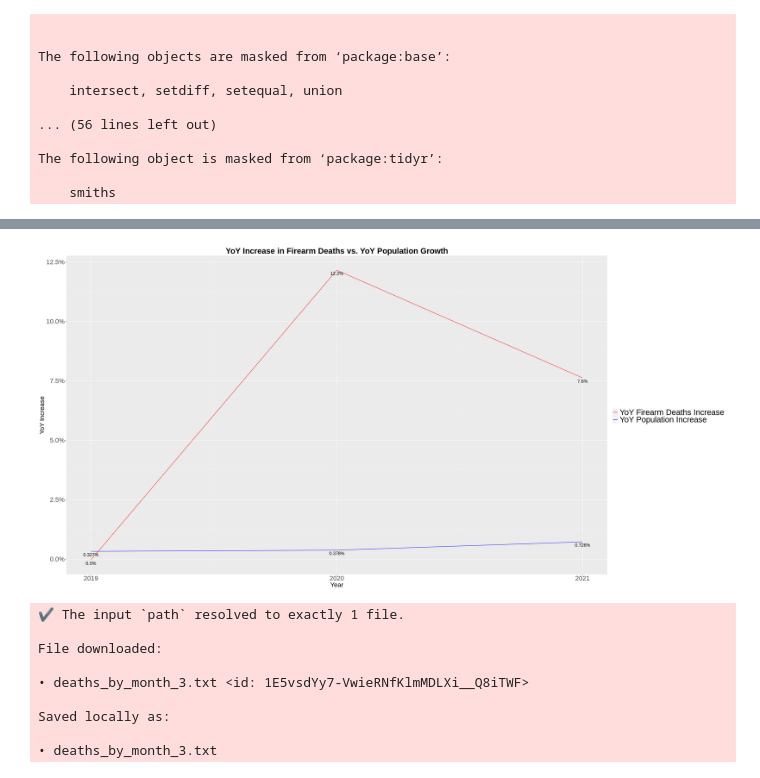
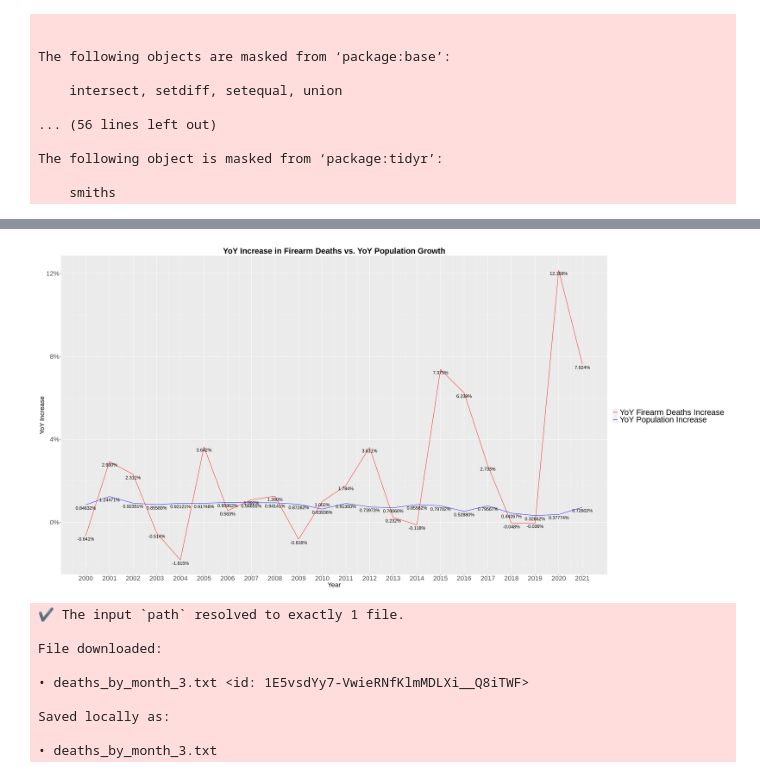
Before and after one commit to hanansuk/guns_n_roses, a Jupyter notebook: cdc.ipynb, the cells around one changed output, grey strips where cells are left out. Cells and saved outputs as stored; diff of their text form; code cells hidden in the pictures.

```diff
--- a/cdc.ipynb
+++ b/cdc.ipynb
@@ -85,8 +85,8 @@ lagpad <- function(x, k) {
   }
 }
 # %%
-x <- drive_get("~/deaths_by_month_2.txt")
+x <- drive_get("~/deaths_by_month_2_v2.txt")
 drive_download(x, overwrite = TRUE)
-cdc <- read.table("/content/deaths_by_month_2.txt", header = TRUE, sep = '\t', dec = ".", row.names=NULL)
-cdc <- cdc[,-1]
+cdc1 <- read.table("/content/deaths_by_month_2_v2.txt", header = TRUE, sep = '\t', dec = ".", row.names=NULL)
+cdc1 <- cdc1[,-1]
 # %% [output]
@@ -112,0 +102,7 @@ Saved locally as:
+# %%
+x <- drive_get("~/deaths_by_month_2.txt")
+drive_download(x, overwrite = TRUE)
+cdc2 <- read.table("/content/deaths_by_month_2.txt", header = TRUE, sep = '\t', dec = ".", row.names=NULL)
+cdc2 <- cdc2[,-1]
+cdc2 <- cdc2 %>%
+    filter(Year == 2021)
@@ -113,3 +119,5 @@ Saved locally as:
+# %%
+cdc = rbind(cdc1, cdc2)
 # %%
 glimpse(cdc)
 head(cdc)
@@ -299,30 +315,30 @@ A tibble: 4 × 5
 # %%
 options(repr.plot.width=30, repr.plot.height=15)
 
 cdc_yoy$Year <- as.numeric(as.character(cdc_yoy$Year))
 
 cdc_yoy %>%
 filter(!(is.na(YoY))) %>%
 ggplot(aes(x = Year)) +
   geom_line(aes(y = YoY, color = "YoY Firearm Deaths Increase")) +
   geom_line(aes(y = YoY_Population, color = "YoY Population Increase")) +
   scale_color_manual(values = c("red", "blue")) +
   labs(title = "YoY Increase in Firearm Deaths vs. YoY Population Growth", x = "Year", y = "YoY Increase") +
   scale_y_continuous(labels = scales::percent) +
-  scale_x_continuous(breaks = seq(2019, 2021, 1)) +
+  scale_x_continuous(breaks = seq(2000, 2021, 1)) +
   geom_text(aes(x = Year, y = YoY, label = scales::percent(YoY)), vjust = 1.5, cex = 5) +
   geom_text(aes(x = Year, y = YoY_Population, label = scales::percent(YoY_Population)), vjust = 1.5, cex = 5) +
   theme(
     axis.title = element_text(size = 20),
     axis.text = element_text(size = 10),
     legend.title = element_blank(),
     legend.text = element_text(size = 25),
     plot.title = element_text(face = 'bold', size = 25, hjust = 0.5, vjust = 0.2),
     axis.text.x = element_text(size = rel(2)),
     axis.text.y = element_text(size = rel(2)),
   )
 # %% [output]
-[figure, old version]
+[figure, new version]
 # %%
 x <- drive_get("~/deaths_by_month_3.txt")
 drive_download(x, overwrite = TRUE)
```
Also changed, not shown: parts of 18 cells of this notebook.
